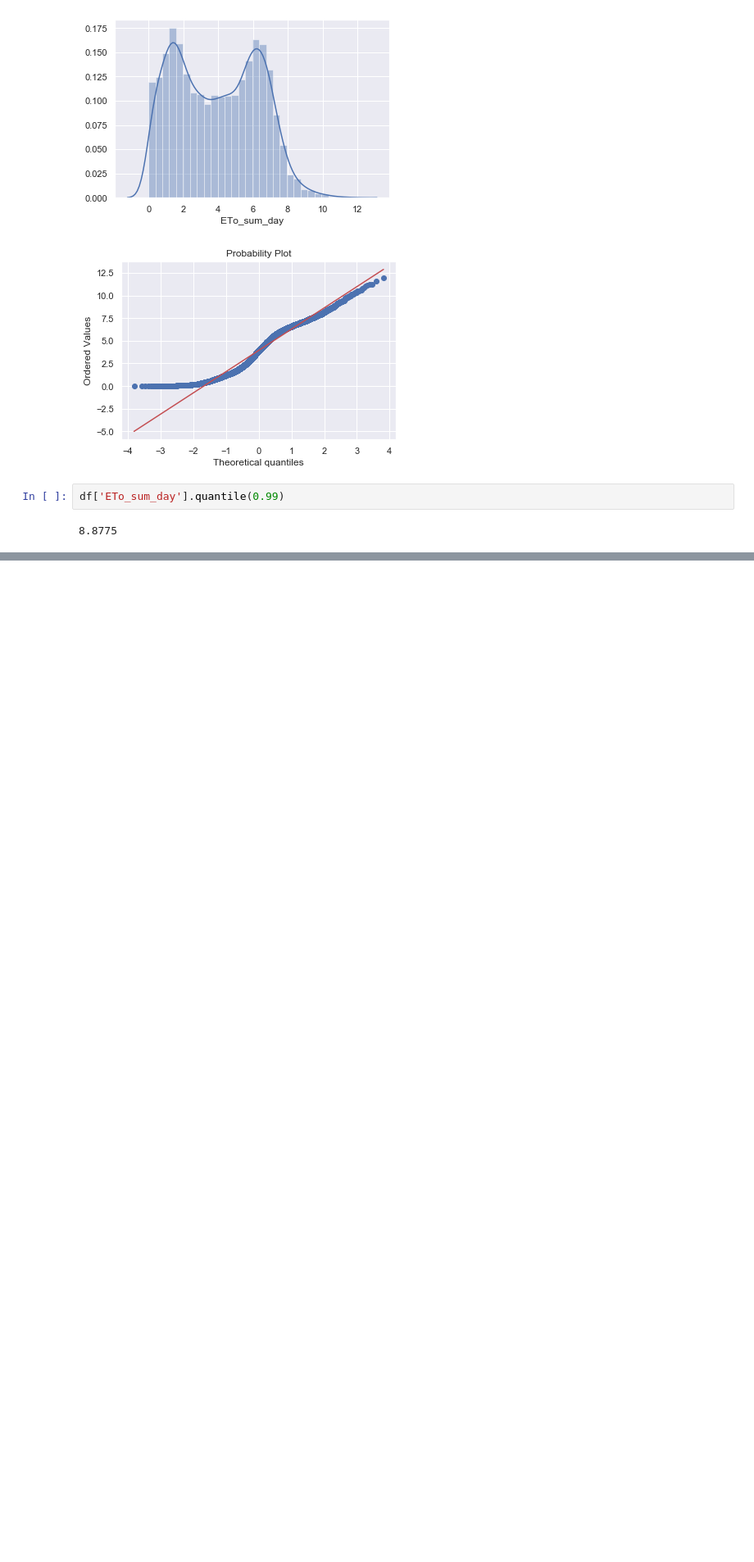
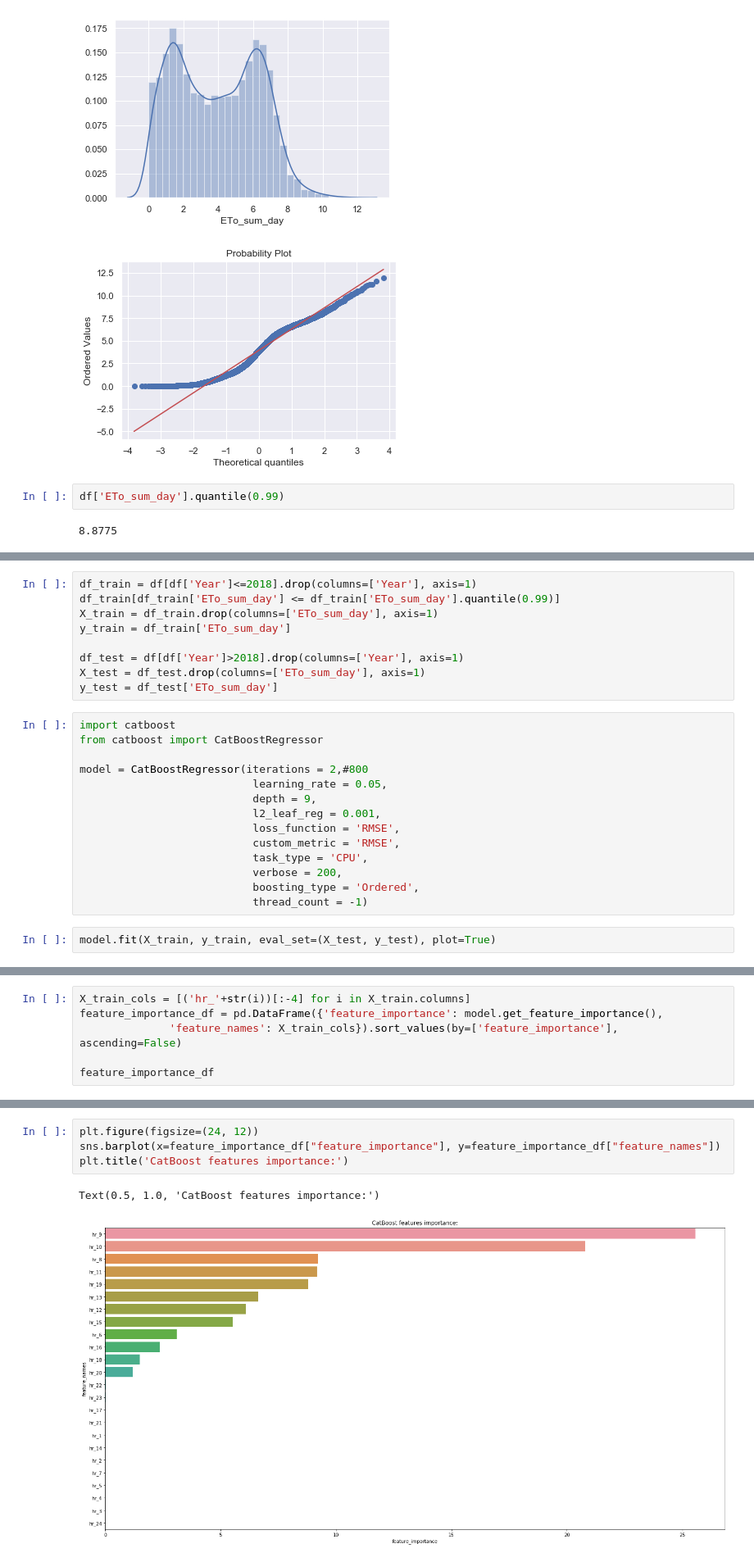
Before and after one commit to hoseinkazemii/ETo-Prediction-ML, a Jupyter notebook: EDA/EDA.ipynb, the cells around one changed output, grey strips where cells are left out. Shown at 82% size. Saved outputs shown, nothing was run; the diff lists cells and outputs as text; blank space fills up the shorter version.

Commit message:
Feature importance analysis and daily SolRad

```diff
--- a/EDA/EDA.ipynb
+++ b/EDA/EDA.ipynb
@@ -159,0 +162,25 @@ df['ETo_sum_day'].quantile(0.99)
+# %%
+df_train = df[df['Year']<=2018].drop(columns=['Year'], axis=1)
+df_train[df_train['ETo_sum_day'] <= df_train['ETo_sum_day'].quantile(0.99)]
+X_train = df_train.drop(columns=['ETo_sum_day'], axis=1)
+y_train = df_train['ETo_sum_day']
+
+df_test = df[df['Year']>2018].drop(columns=['Year'], axis=1)
+X_test = df_test.drop(columns=['ETo_sum_day'], axis=1)
+y_test = df_test['ETo_sum_day']
+# %%
+import catboost
+from catboost import CatBoostRegressor
+
+model = CatBoostRegressor(iterations = 2,#800
+                           learning_rate = 0.05,
+                           depth = 9,
+                           l2_leaf_reg = 0.001,
+                           loss_function = 'RMSE',
+                           custom_metric = 'RMSE',
+                           task_type = 'CPU',
+                           verbose = 200,
+                           boosting_type = 'Ordered',
+                           thread_count = -1)
+# %%
+model.fit(X_train, y_train, eval_set=(X_test, y_test), plot=True)
@@ -159,0 +204,6 @@ df['ETo_sum_day'].quantile(0.99)
+# %%
+X_train_cols = [('hr_'+str(i))[:-4] for i in X_train.columns]
+feature_importance_df = pd.DataFrame({'feature_importance': model.get_feature_importance(),
+              'feature_names': X_train_cols}).sort_values(by=['feature_importance'], ascending=False)
+
+feature_importance_df
@@ -159,0 +228,7 @@ df['ETo_sum_day'].quantile(0.99)
+# %%
+plt.figure(figsize=(24, 12))
+sns.barplot(x=feature_importance_df["feature_importance"], y=feature_importance_df["feature_names"])
+plt.title('CatBoost features importance:')
+# %% [output]
+Text(0.5, 1.0, 'CatBoost features importance:')
+[figure, added]
```
Also changed, not shown: parts of 5 cells of this notebook, 27 other files.
